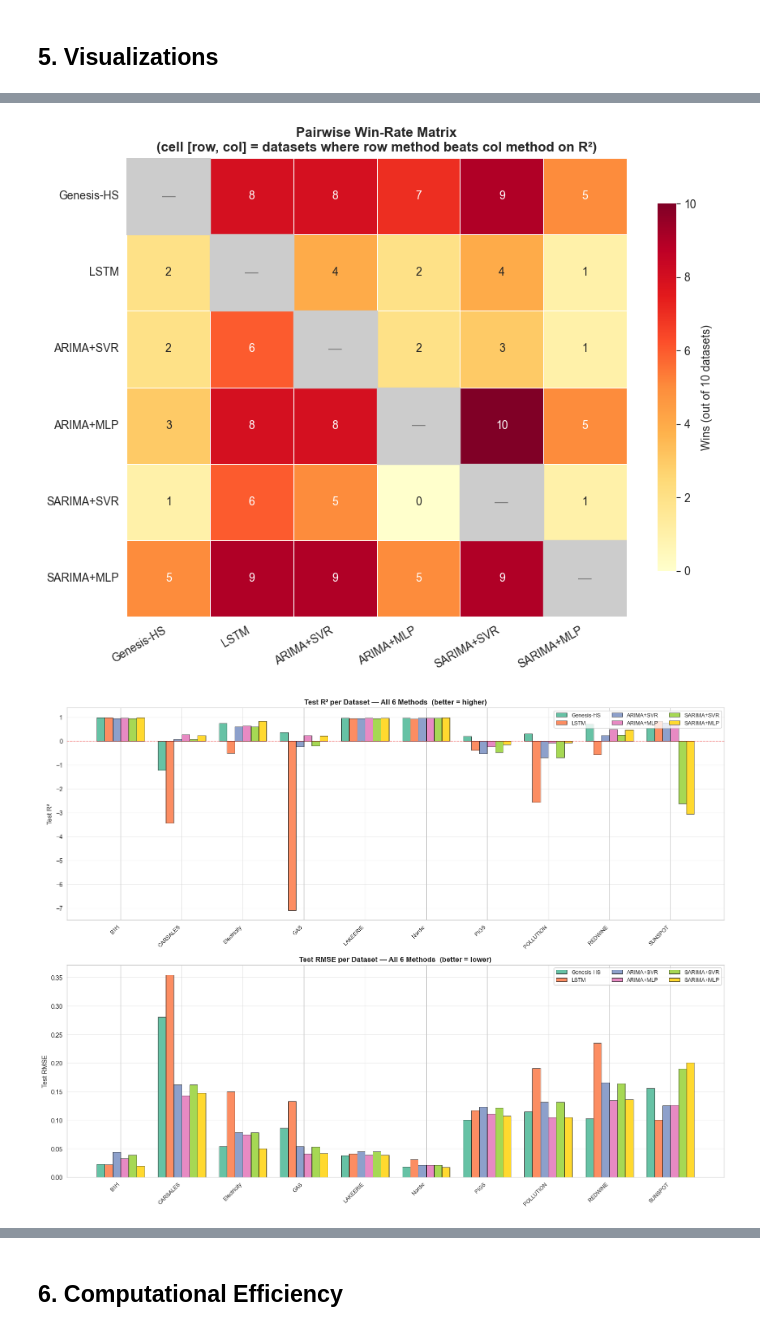
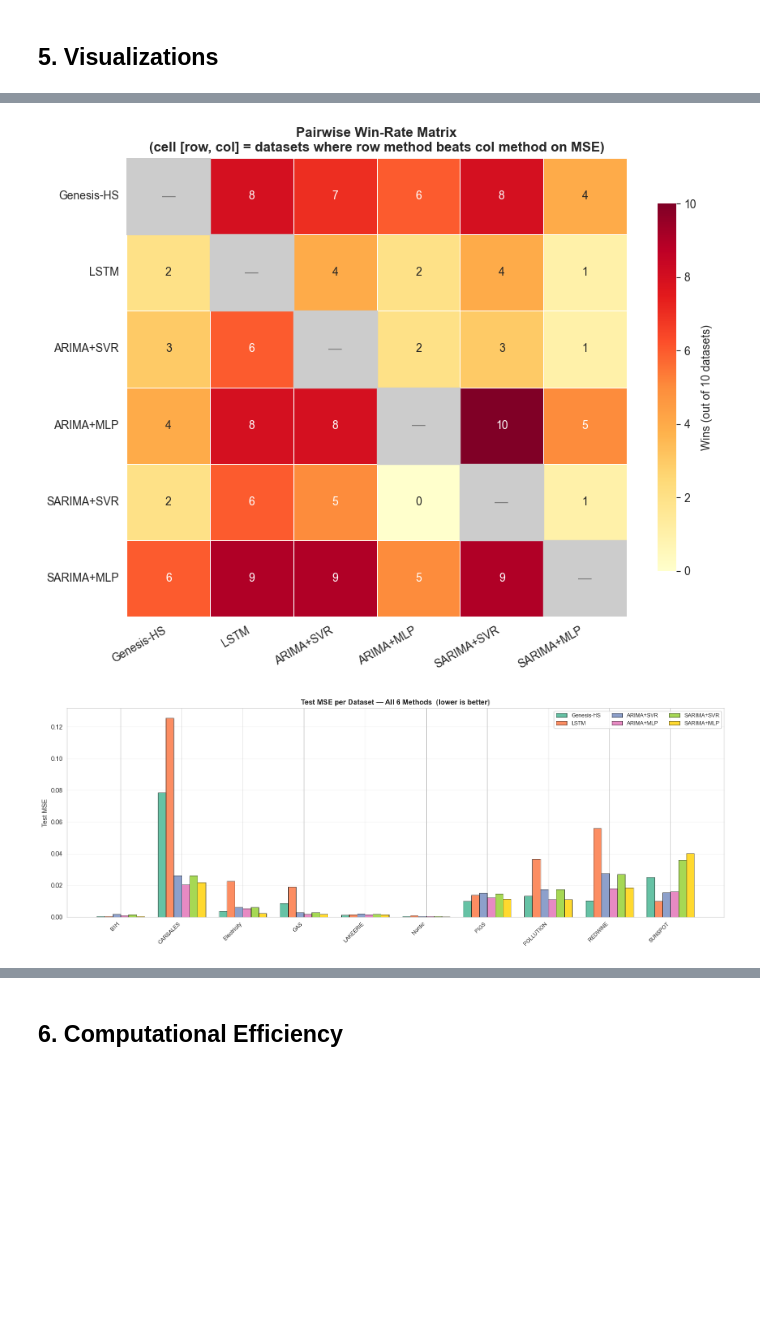
Before and after one commit to HenriqueSabino/RegressorGE, a Jupyter notebook: analysis.ipynb, the cells around one changed output, grey strips where cells are left out. Cells and saved outputs as stored; diff of their text form; code cells hidden in the pictures; blank space fills up the shorter version.

```diff
--- a/analysis.ipynb
+++ b/analysis.ipynb
@@ -119,9 +119,9 @@ datasets     = sorted(ge_agg.index.tolist())
 
 print("Methods  :", METHOD_ORDER)
 print("Datasets :", datasets)
-print("\nAggregated R² per dataset:")
+print("\nAggregated MSE per dataset:")
 for m, agg in all_agg.items():
-    vals = [f"{agg.loc[d,'r2_test']:+.3f}" for d in datasets]
+    vals = [f"{agg.loc[d,'mse_test']:.4f}" for d in datasets]
     print(f"  {m:12s}: {' '.join(vals)}")
 # %% [output]
 Methods  : ['Genesis-HS', 'LSTM', 'ARIMA+SVR', 'ARIMA+MLP', 'SARIMA+SVR', 'SARIMA+MLP']
@@ -206,11 +195,11 @@ SIGNIFICANT  (p = 0.0008 < 0.05)
   Proceeding to Nemenyi post-hoc for pairwise comparisons.
 # %%
 # ── Nemenyi post-hoc pairwise test ──────────────────────────────────────────
-nemenyi_p = sp.posthoc_nemenyi_friedman(perf_matrix_r2.values)
+nemenyi_p = sp.posthoc_nemenyi_friedman(perf_matrix_mse.values)
 nemenyi_p.index   = METHOD_ORDER
 nemenyi_p.columns = METHOD_ORDER
 
-print("NEMENYI POST-HOC — Pairwise P-Values")
+print("NEMENYI POST-HOC — Pairwise P-Values (MSE)")
 print("=" * 60)
 print(nemenyi_p.round(4).to_string())
 print()
@@ -278,11 +268,11 @@ Cohen's d : 0.6974  (medium effect size)
 # %% [markdown]
 ## 3. Rankings (Demšar 2006 Framework)
 # %%
-# Rank methods within each dataset (rank 1 = best R²)
-rank_matrix = perf_matrix_r2.rank(axis=1, ascending=False, method='average')
+# Rank methods within each dataset (rank 1 = best MSE, i.e. lowest MSE)
+rank_matrix = perf_matrix_mse.rank(axis=1, ascending=True, method='average')
 mean_ranks  = rank_matrix.mean().sort_values()
 
-print("MEAN RANKS ACROSS DATASETS (R²  —  lower = better)")
+print("MEAN RANKS ACROSS DATASETS (MSE — lower rank = better)")
 print("=" * 60)
 for method, rank in mean_ranks.items():
     bar = "█" * int(rank * 4)
@@ -351,18 +334,18 @@ SUNSPOT          0.1560  0.1002     0.1250     0.1263      0.1896      0.2004
 
 Saved → results/comparison_summary.csv
 # %%
-# 6×6 Pairwise win-rate matrix
+# 6×6 Pairwise win-rate matrix (MSE: row wins when row has lower MSE)
 k = len(METHOD_ORDER)
 win_matrix = np.zeros((k, k), dtype=int)
 for ds in datasets:
     for i, mi in enumerate(METHOD_ORDER):
         for j, mj in enumerate(METHOD_ORDER):
-            if i != j and perf_matrix_r2.loc[ds, mi] > perf_matrix_r2.loc[ds, mj]:
+            if i != j and perf_matrix_mse.loc[ds, mi] < perf_matrix_mse.loc[ds, mj]:
                 win_matrix[i, j] += 1
 
 win_df = pd.DataFrame(win_matrix, index=METHOD_ORDER, columns=METHOD_ORDER)
 
-print("PAIRWISE WIN-RATE MATRIX  (cell i,j = datasets where ROW beats COL on R²)")
+print("PAIRWISE WIN-RATE MATRIX  (cell i,j = datasets where ROW beats COL on MSE)")
 print("=" * 70)
 print(win_df.to_string())
 # %% [output]
@@ -665,44 +624,37 @@ for i in range(len(METHOD_ORDER)):
             fontsize=12, color='gray')
 
 ax.set_title(
-    'Pairwise Win-Rate Matrix\n(cell [row, col] = datasets where row method beats col method on R²)',
+    'Pairwise Win-Rate Matrix\n(cell [row, col] = datasets where row method beats col method on MSE)',
     fontsize=12, fontweight='bold')
 ax.set_xticklabels(METHOD_ORDER, rotation=30, ha='right', fontsize=10)
 ax.set_yticklabels(METHOD_ORDER, rotation=0,  fontsize=10)
 plt.tight_layout()
 plt.show()
 # %% [output]
-[figure, old version]
+[figure, new version]
 # %%
-# ── (7) Grouped Bar Charts — R² and RMSE per Dataset ────────────────────────
-fig, axes = plt.subplots(2, 1, figsize=(16, 12))
-x         = np.arange(len(datasets))
-width     = 0.13
-palette   = sns.color_palette("Set2", n_colors=6)
+# ── (7) Grouped Bar Chart — MSE per Dataset ──────────────────────────────────
+fig, ax = plt.subplots(1, 1, figsize=(16, 6))
+x       = np.arange(len(datasets))
+width   = 0.13
+palette = sns.color_palette("Set2", n_colors=6)
 
-for ax, (metric, label, better) in zip(axes, [
-    ('r2_test',   'Test R²',   'higher'),
-    ('rmse_test', 'Test RMSE', 'lower'),
-]):
-    for i, (m, agg) in enumerate(all_agg.items()):
-        vals   = [agg.loc[d, metric] for d in datasets]
-        offset = (i - (len(METHOD_ORDER) - 1) / 2) * width
-        ax.bar(x + offset, vals, width, label=m,
-               color=palette[i], edgecolor='black', linewidth=0.5)
+for i, (m, agg) in enumerate(all_agg.items()):
+    vals   = [agg.loc[d, 'mse_test'] for d in datasets]
+    offset = (i - (len(METHOD_ORDER) - 1) / 2) * width
+    ax.bar(x + offset, vals, width, label=m,
+           color=palette[i], edgecolor='black', linewidth=0.5)
 
-    ax.set_ylabel(label, fontsize=11)
-    ax.set_title(f'{label} per Dataset — All 6 Methods  (better = {better})',
-                 fontsize=12, fontweight='bold')
-    ax.set_xticks(x)
-    ax.set_xticklabels(datasets, rotation=45, ha='right', fontsize=9)
-    ax.legend(fontsize=9, ncol=3, loc='upper right')
-    ax.grid(axis='y', alpha=0.3)
-    if metric == 'r2_test':
-        ax.axhline(0, color='red', linestyle='--', alpha=0.4, linewidth=1)
-
+ax.set_ylabel('Test MSE', fontsize=11)
+ax.set_title('Test MSE per Dataset — All 6 Methods  (lower is better)',
+             fontsize=12, fontweight='bold')
+ax.set_xticks(x)
+ax.set_xticklabels(datasets, rotation=45, ha='right', fontsize=9)
+ax.legend(fontsize=9, ncol=3, loc='upper right')
+ax.grid(axis='y', alpha=0.3)
 plt.tight_layout()
 plt.show()
 # %% [output]
-[figure, old version]
+[figure, new version]
 # %%
 # ── Win-count bar chart (how many datasets each method wins overall) ──────────
```
Also changed, not shown: parts of 15 cells of this notebook, 2 other files.
